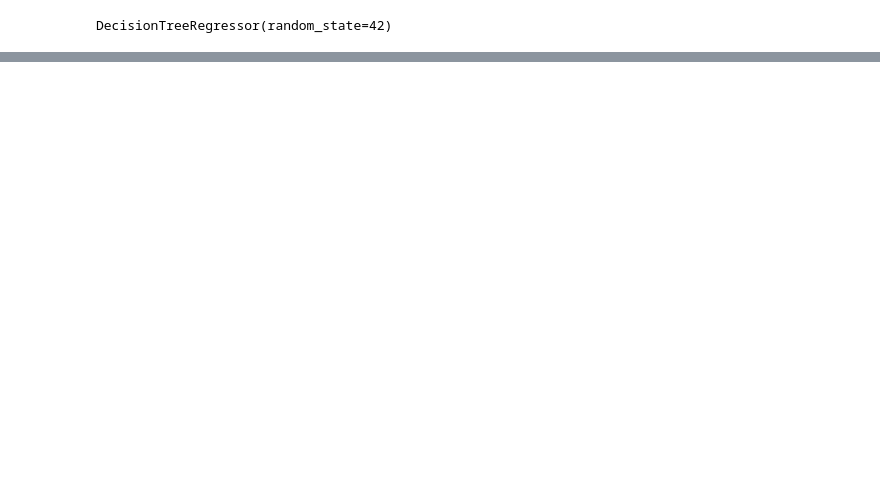
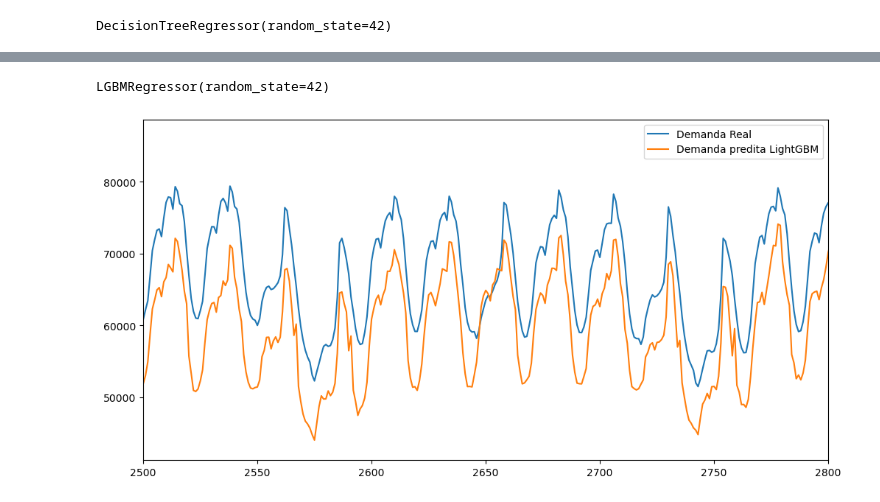
Before and after one commit to kauansacramento/energy-demand-forecast, a Jupyter notebook: energy_demand_forecast.ipynb, the cells around one changed output, grey strips where cells are left out. Saved outputs shown, nothing was run; the diff lists cells and outputs as text; code cells hidden in the pictures; blank space fills up the shorter version.

```diff
--- a/energy_demand_forecast.ipynb
+++ b/energy_demand_forecast.ipynb
@@ -273,0 +279,4 @@ plt.show()
+# %%
+lgbm = lgb.LGBMRegressor(random_state=42)
+# %%
+X_train_scaled.columns = range(X_train_scaled.columns.size)
@@ -273,0 +300,16 @@ plt.show()
+# %%
+lgbm.fit(X_train_scaled, y_train)
+# %% [output]
+LGBMRegressor(random_state=42)
+# %%
+lgbm_regressor = pd.Series(lgbm.predict(X_test_scaled))
+# %%
+plt.figure(figsize=(12,6))
+y_test.plot(kind='line', label='Demanda Real')
+lgbm_regressor.plot(kind='line', label='Demanda predita LightGBM')
+
+plt.legend()
+plt.xlim([2500, 2800])
+plt.show()
+# %% [output]
+[figure, added]
```
Also changed, not shown: parts of 11 cells of this notebook.
